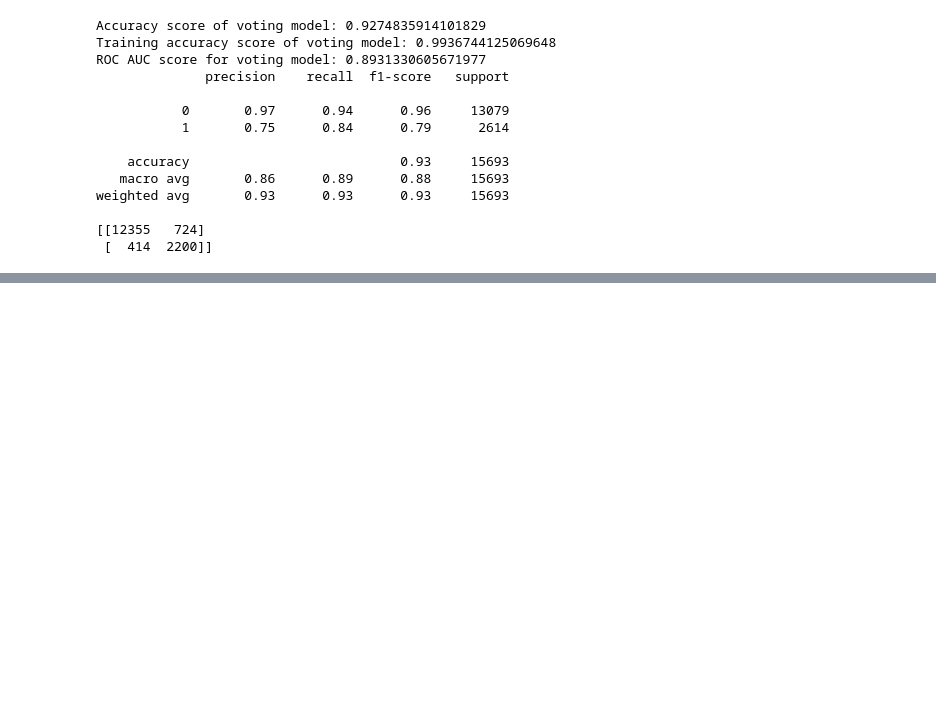
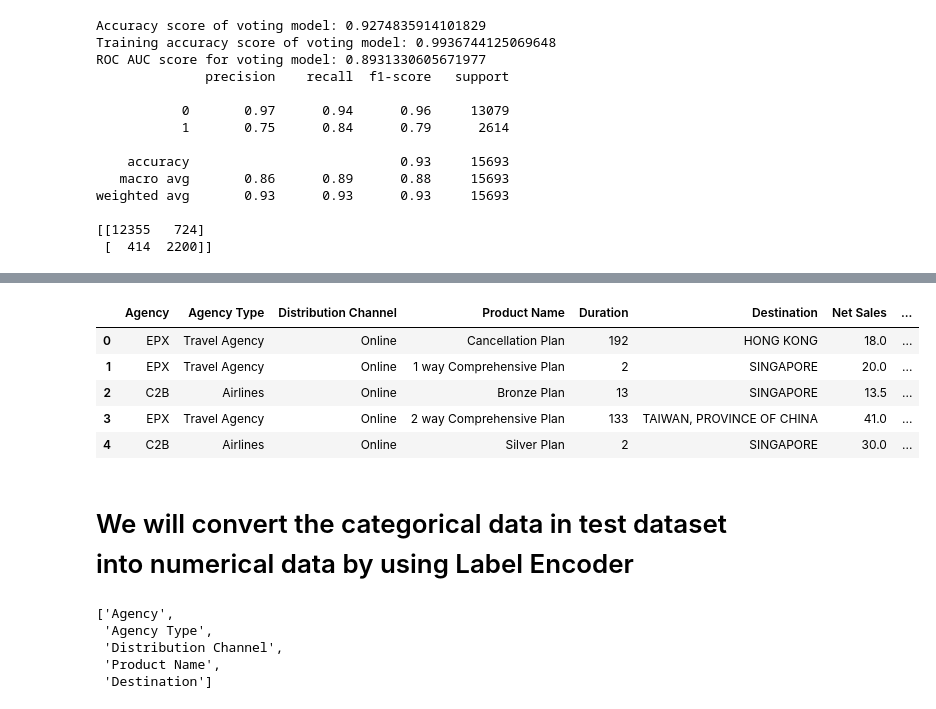
Before and after one commit to Tinya10/Hackathon, a Jupyter notebook: Will They Claim It.ipynb, the cells around one changed output, grey strips where cells are left out. Saved outputs shown, nothing was run; the diff lists cells and outputs as text; code cells hidden in the pictures; blank space fills up the shorter version.

```diff
--- a/Will They Claim It.ipynb
+++ b/Will They Claim It.ipynb
@@ -900,0 +951,22 @@ weighted avg       0.93      0.93      0.93     15693
+# %%
+id_ = test['ID']
+test = test.drop(columns=['ID'])
+test.head()
+# %% [output]
+|  | Agency | Agency Type | Distribution Channel | Product Name | Duration | Destination | Net Sales | ... |
+| 0 | EPX | Travel Agency | Online | Cancellation Plan | 192 | HONG KONG | 18.0 | ... |
+| 1 | EPX | Travel Agency | Online | 1 way Comprehensive Plan | 2 | SINGAPORE | 20.0 | ... |
+| 2 | C2B | Airlines | Online | Bronze Plan | 13 | SINGAPORE | 13.5 | ... |
+| 3 | EPX | Travel Agency | Online | 2 way Comprehensive Plan | 133 | TAIWAN, PROVINCE OF CHINA | 41.0 | ... |
+| 4 | C2B | Airlines | Online | Silver Plan | 2 | SINGAPORE | 30.0 | ... |
+# %% [markdown]
+# We will convert the categorical data in test dataset into numerical data by using Label Encoder
+# %%
+test_cat_columns = test.select_dtypes(include = 'object').columns.tolist()
+test_cat_columns
+# %% [output]
+['Agency',
+ 'Agency Type',
+ 'Distribution Channel',
+ 'Product Name',
+ 'Destination']
```
Also changed, not shown: parts of 10 cells of this notebook, 1 other file.
